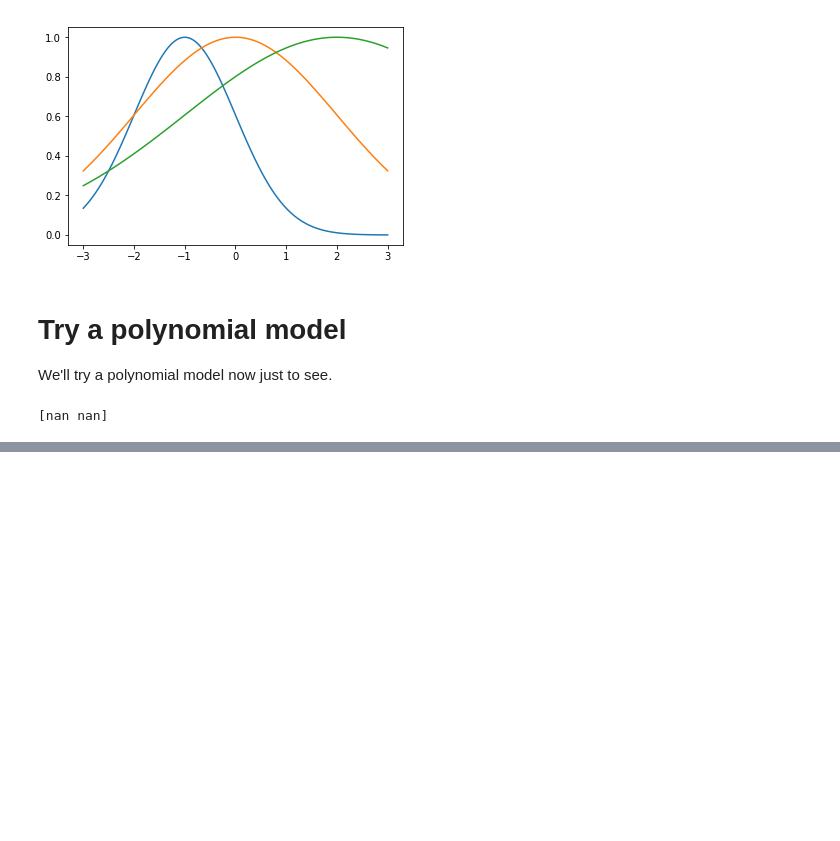
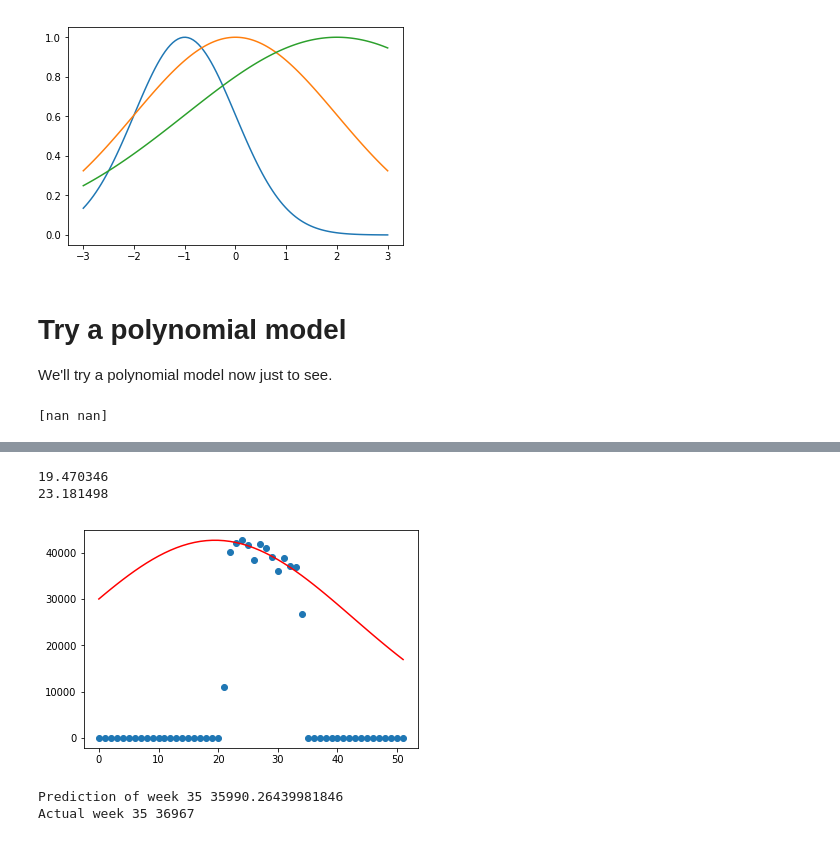
Before and after one commit to chrismattmann/MLwithTensorFlow2ed, a Jupyter notebook: Listing 3.6 - Final.ipynb, the cells around one changed output, grey strips where cells are left out. Drawn from its saved outputs; the diff is of its cells as text; code cells hidden in the pictures; blank space fills up the shorter version.

```diff
--- a/Listing 3.6 - Final.ipynb
+++ b/Listing 3.6 - Final.ipynb
@@ -169,0 +198,15 @@ plt.show()
+# %%
+learning_rate = 0.001
+training_epochs = 1000
+train_op = tf.train.GradientDescentOptimizer(learning_rate).minimize(cost)
+# %%
+sess = tf.Session()
+init = tf.global_variables_initializer()
+sess.run(init)
+# %%
+for reg_lambda in np.linspace(0, 1, 100):
+    for epoch in range(training_epochs):
+        sess.run(train_op, feed_dict = {X: x_train, Y: y_train})
+    final_cost = sess.run(cost, feed_dict = {X: x_test, Y: y_test})
+    print('reg lambda', reg_lambda)
+    print('final cost', final_cost)
@@ -169,0 +231,9 @@ plt.show()
+# %%
+mu_val = sess.run(mu)
+sig_val = sess.run(sig)
+# %%
+print(mu_val)
+print(sig_val)
+# %% [output]
+19.470346
+23.181498
@@ -169,0 +242,12 @@ plt.show()
+# %%
+plt.scatter(X_train, Y_train)
+#trY2 = maxY * (np.exp(-np.power(X_train - mu_val-6.51195, 2.) / (2 * np.power(sig_val-16, 2.))))
+trY2 = maxY * (np.exp(-np.power(X_train - mu_val, 2.) / (2 * np.power(sig_val, 2.))))
+plt.plot(X_train, trY2, 'r')
+plt.show()
+print("Prediction of week 35", trY2[33])
+print("Actual week 35", Y_train[33])
+# %% [output]
+[figure, added]
+Prediction of week 35 35990.26439981846
+Actual week 35 36967
```
Also changed, not shown: parts of 13 cells of this notebook.
